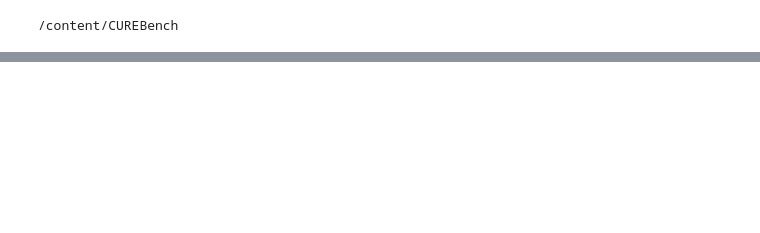
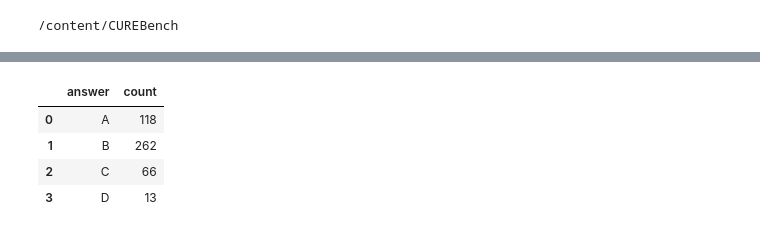
Before and after one commit to christiejibaraki/CUREBench, a Jupyter notebook: notebooks/1-inspect_datasets.ipynb, the cells around one changed output, grey strips where cells are left out. Cells and saved outputs as stored; diff of their text form; code cells hidden in the pictures; blank space fills up the shorter version.

```diff
--- a/notebooks/1-inspect_datasets.ipynb
+++ b/notebooks/1-inspect_datasets.ipynb
@@ -88,0 +115,10 @@ print(dataset_list[0])
+# %%
+val_answer_counts = val_df.groupby(['answer'], as_index=False).size()
+val_answer_counts.rename(columns={"size": "count"}, inplace=True)
+val_answer_counts
+# %% [output]
+|  | answer | count |
+| 0 | A | 118 |
+| 1 | B | 262 |
+| 2 | C | 66 |
+| 3 | D | 13 |
```
Also changed, not shown: parts of 21 cells of this notebook.
